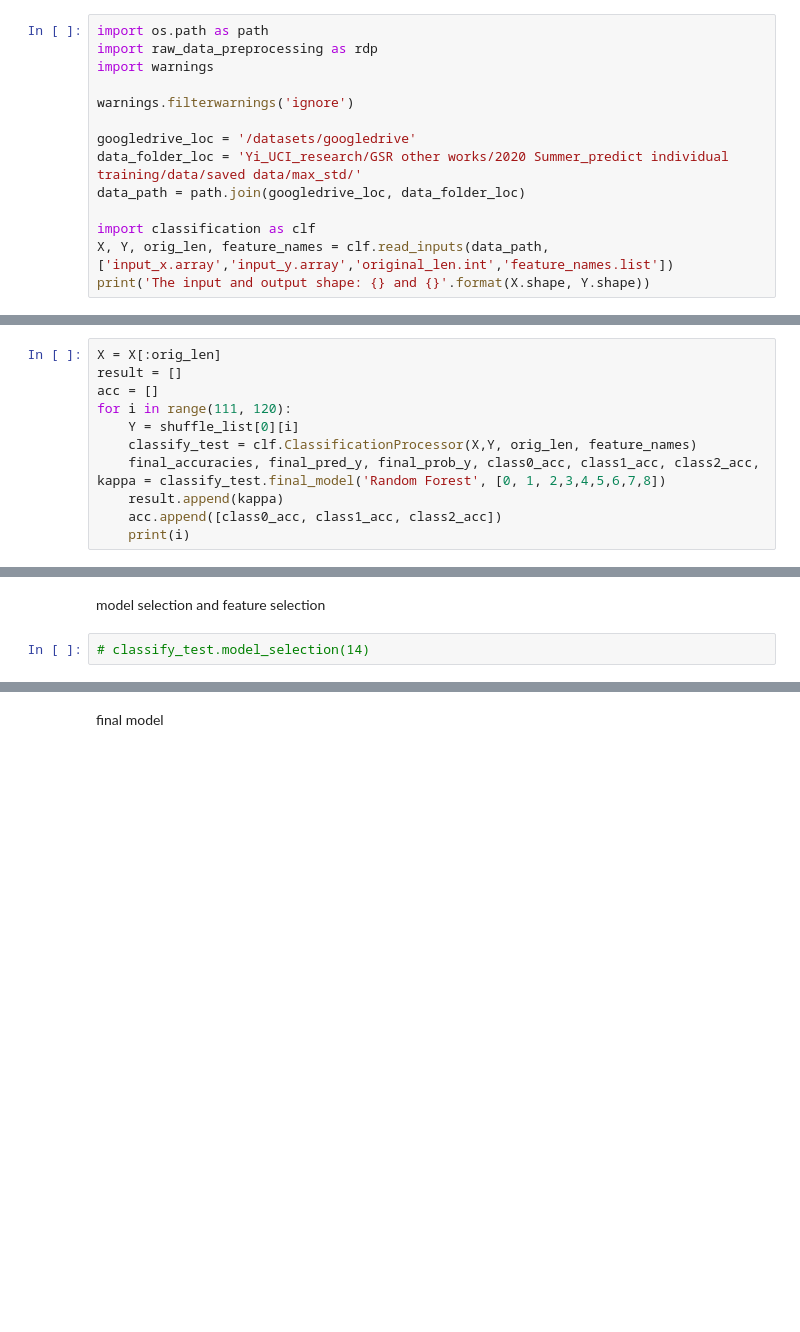
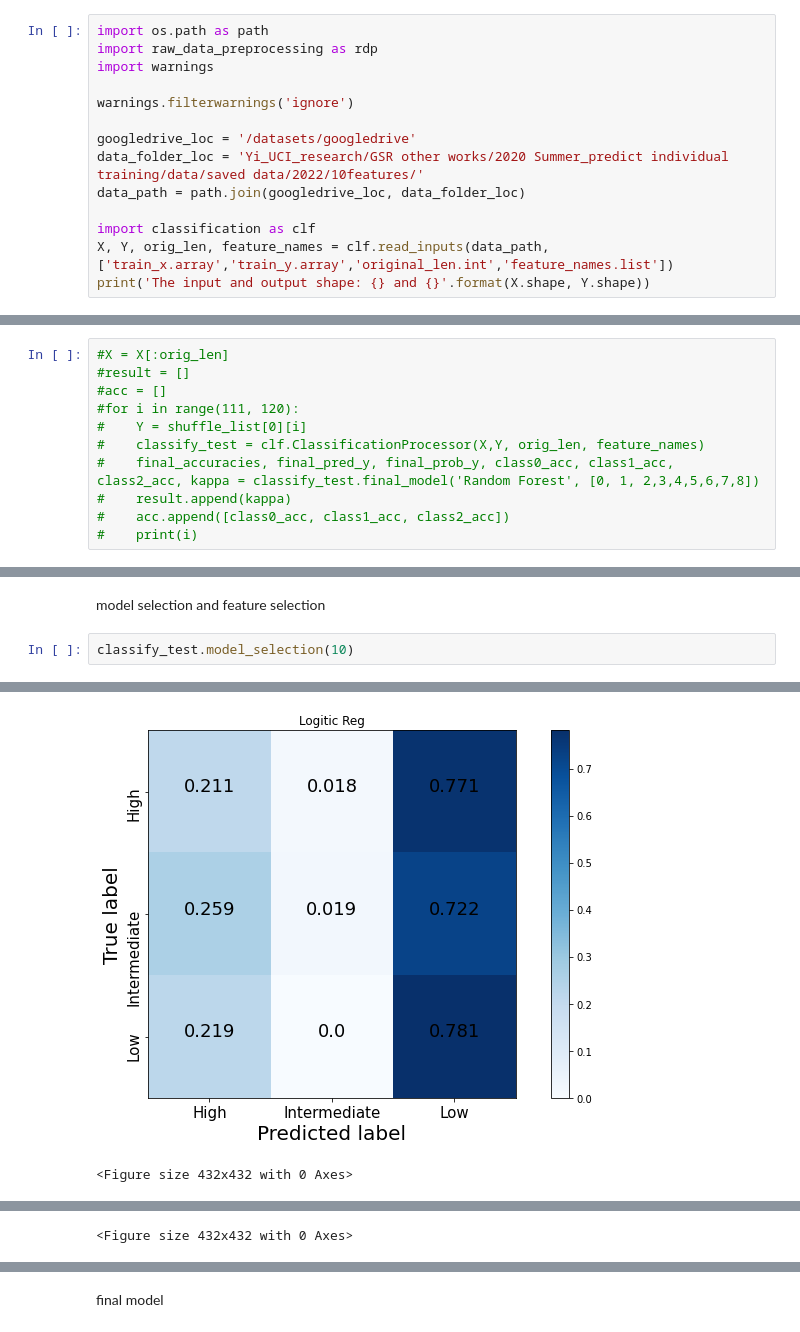
Before and after one commit to YiFeng/IndividualDifference, a Jupyter notebook: indivdiff_ml_classify.ipynb, the cells around one changed output, grey strips where cells are left out. Drawn from its saved outputs; the diff is of its cells as text; blank space fills up the shorter version.

```diff
--- a/indivdiff_ml_classify.ipynb
+++ b/indivdiff_ml_classify.ipynb
@@ -6,10 +17,10 @@ import warnings
 warnings.filterwarnings('ignore')
 
 googledrive_loc = '/datasets/googledrive'
-data_folder_loc = 'Yi_UCI_research/GSR other works/2020 Summer_predict individual training/data/saved data/max_std/'
+data_folder_loc = 'Yi_UCI_research/GSR other works/2020 Summer_predict individual training/data/saved data/2022/10features/'
 data_path = path.join(googledrive_loc, data_folder_loc)
 
 import classification as clf
-X, Y, orig_len, feature_names = clf.read_inputs(data_path,['input_x.array','input_y.array','original_len.int','feature_names.list'])
+X, Y, orig_len, feature_names = clf.read_inputs(data_path,['train_x.array','train_y.array','original_len.int','feature_names.list'])
 print('The input and output shape: {} and {}'.format(X.shape, Y.shape))
 # %% [output]
@@ -21,11 +49,11 @@ shuffle_list = clf.read_inputs(data_path, ['shuffle.list'])
 # %%
-X = X[:orig_len]
-result = []
-acc = []
-for i in range(111, 120):
-    Y = shuffle_list[0][i]
-    classify_test = clf.ClassificationProcessor(X,Y, orig_len, feature_names)
-    final_accuracies, final_pred_y, final_prob_y, class0_acc, class1_acc, class2_acc, kappa = classify_test.final_model('Random Forest', [0, 1, 2,3,4,5,6,7,8])
-    result.append(kappa)
-    acc.append([class0_acc, class1_acc, class2_acc])
-    print(i)
+#X = X[:orig_len]
+#result = []
+#acc = []
+#for i in range(111, 120):
+#    Y = shuffle_list[0][i]
+#    classify_test = clf.ClassificationProcessor(X,Y, orig_len, feature_names)
+#    final_accuracies, final_pred_y, final_prob_y, class0_acc, class1_acc, class2_acc, kappa = classify_test.final_model('Random Forest', [0, 1, 2,3,4,5,6,7,8])
+#    result.append(kappa)
+#    acc.append([class0_acc, class1_acc, class2_acc])
+#    print(i)
@@ -46,5 +68,6 @@ pd.DataFrame(acc).to_csv(data_path+'acc_shuffle.csv')
 # classify_test.get_stacking()
 # %% [markdown]
 model selection and feature selection
-# %%
-# classify_test.model_selection(14)
+# %%
+classify_test.model_selection(10)
+# %% [output]
@@ -50,0 +82,2 @@ model selection and feature selection
+[figure, added]
+<Figure size 432x432 with 0 Axes>
@@ -50,0 +95 @@ model selection and feature selection
+<Figure size 432x432 with 0 Axes>
```
Also changed, not shown: parts of 14 cells of this notebook, 11 other files.
